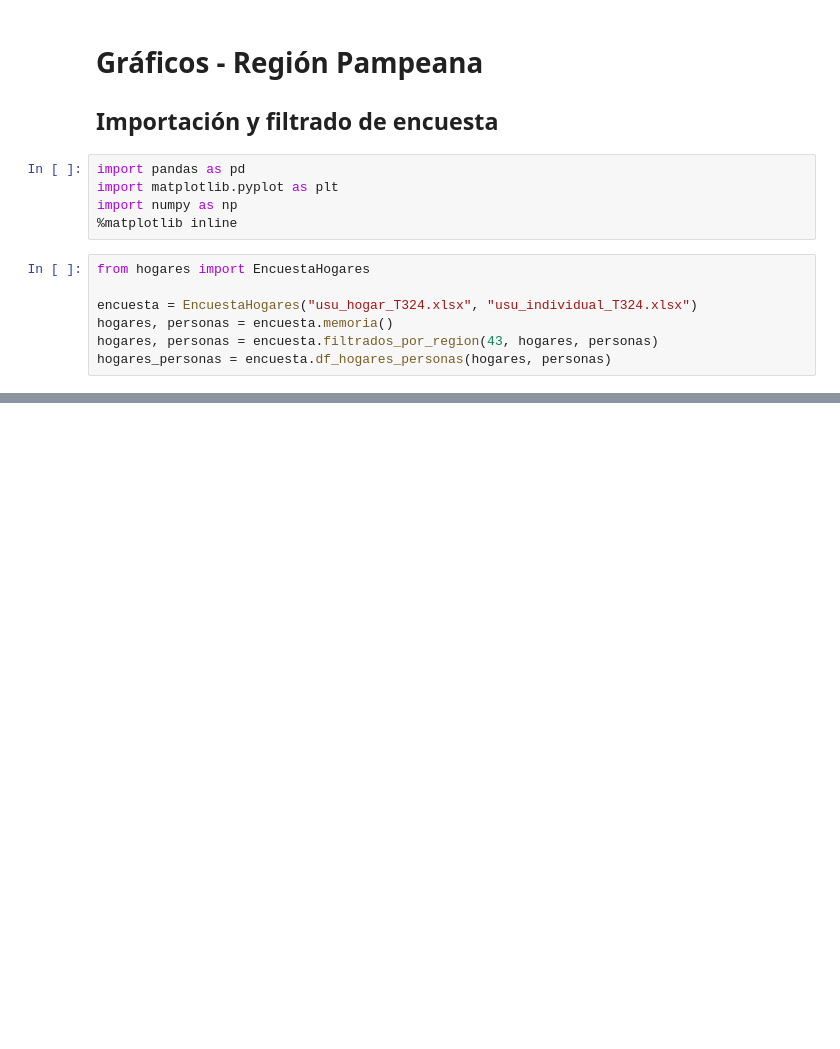
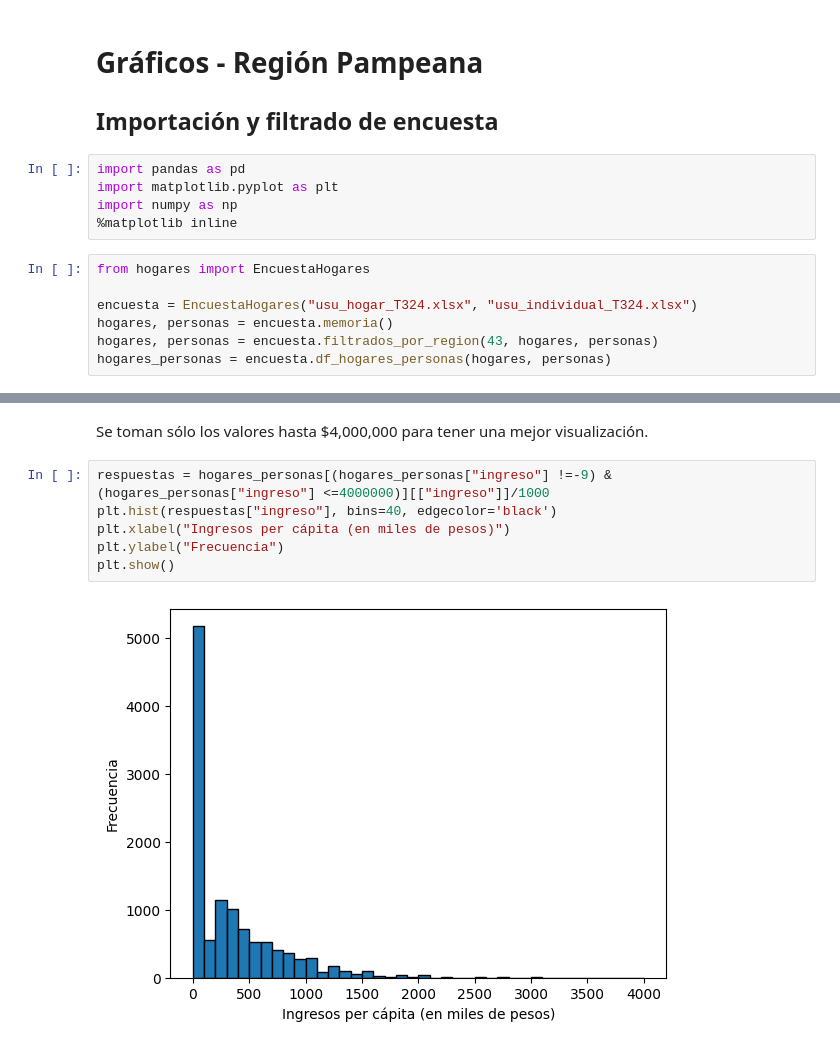
Before and after one commit to Angelvill321/AnalisisDeDatosI_G5, a Jupyter notebook: graficos_grupo_5.ipynb, the cells around one changed output, grey strips where cells are left out. Saved outputs shown, nothing was run; the diff lists cells and outputs as text; blank space fills up the shorter version.

```diff
--- a/graficos_grupo_5.ipynb
+++ b/graficos_grupo_5.ipynb
@@ -74,0 +66,10 @@ plt.hist(hogares_personas["ingreso"], edgecolor='black', bins=30)
+# %% [markdown]
+Se toman sólo los valores hasta $4,000,000 para tener una  mejor visualización.
+# %%
+respuestas = hogares_personas[(hogares_personas["ingreso"] !=-9) & (hogares_personas["ingreso"] <=4000000)][["ingreso"]]/1000
+plt.hist(respuestas["ingreso"], bins=40, edgecolor='black')
+plt.xlabel("Ingresos per cápita (en miles de pesos)")
+plt.ylabel("Frecuencia")
+plt.show()
+# %% [output]
+[figure, added]
```
Also changed, not shown: parts of 11 cells of this notebook.
